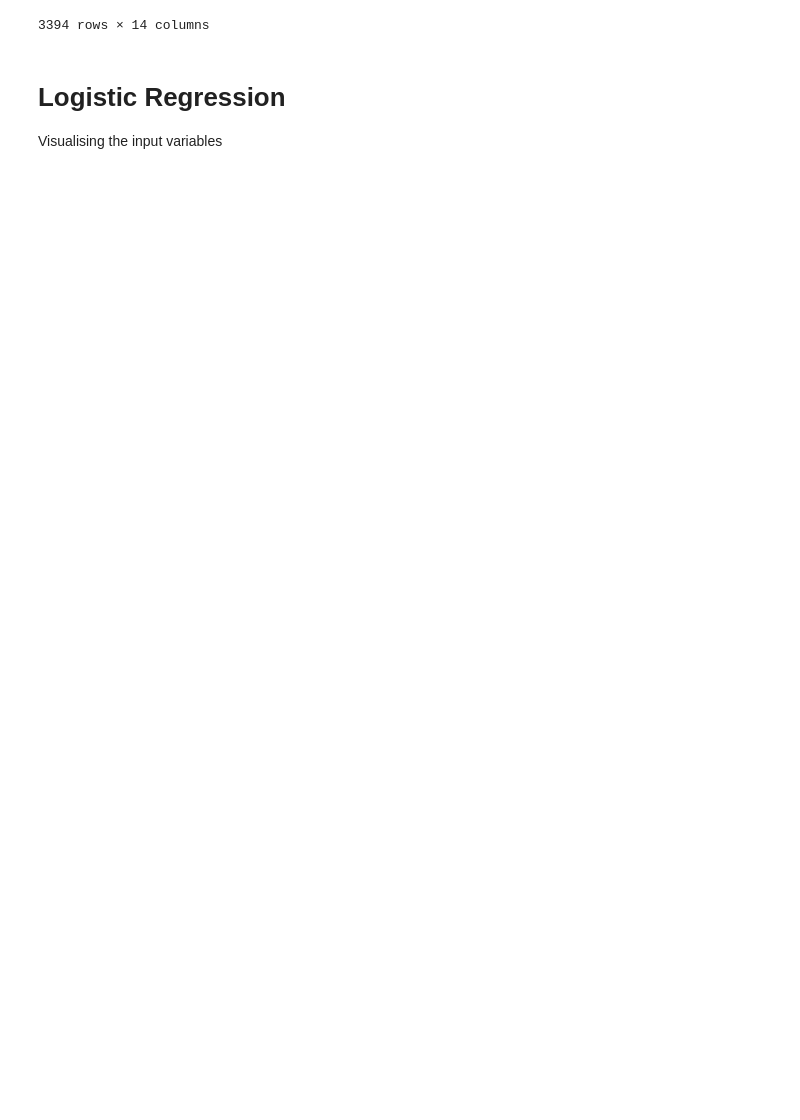
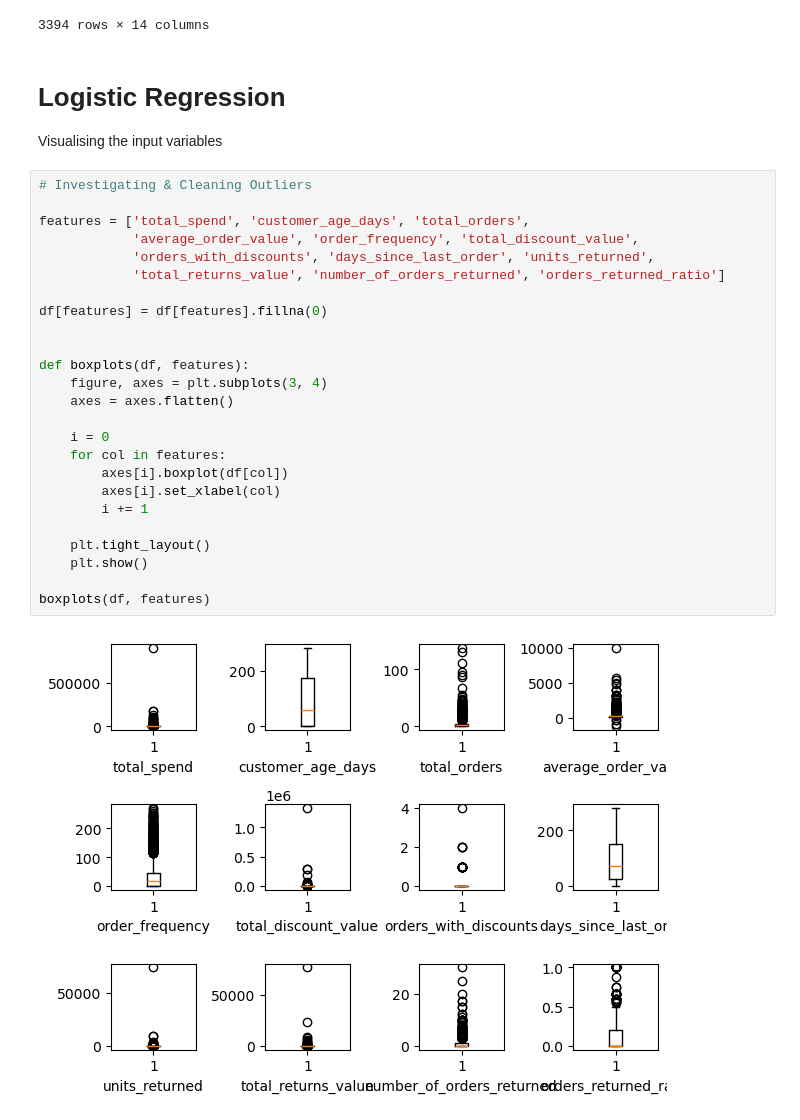
Before and after one commit to Joebrook-123/Online-Retail-Customer-Churn, a Jupyter notebook: Data Processing.ipynb, the cells around one changed output. Saved outputs shown, nothing was run; the diff lists cells and outputs as text; blank space fills up the shorter version.

```diff
--- a/Data Processing.ipynb
+++ b/Data Processing.ipynb
@@ -175,3 +178,30 @@ df
 # %% [markdown]
 # Logistic Regression
 Visualising the input variables
+# %%
+# Investigating & Cleaning Outliers
+
+features = ['total_spend', 'customer_age_days', 'total_orders',
+            'average_order_value', 'order_frequency', 'total_discount_value',
+            'orders_with_discounts', 'days_since_last_order', 'units_returned',
+            'total_returns_value', 'number_of_orders_returned', 'orders_returned_ratio']
+
+df[features] = df[features].fillna(0)
+
+
+def boxplots(df, features):
+    figure, axes = plt.subplots(3, 4)
+    axes = axes.flatten()
+
+    i = 0
+    for col in features:
+        axes[i].boxplot(df[col])
+        axes[i].set_xlabel(col)
+        i += 1
+
+    plt.tight_layout()
+    plt.show()
+
+boxplots(df, features)
+# %% [output]
+[figure, added]
```
Also changed, not shown: parts of 6 cells of this notebook.
